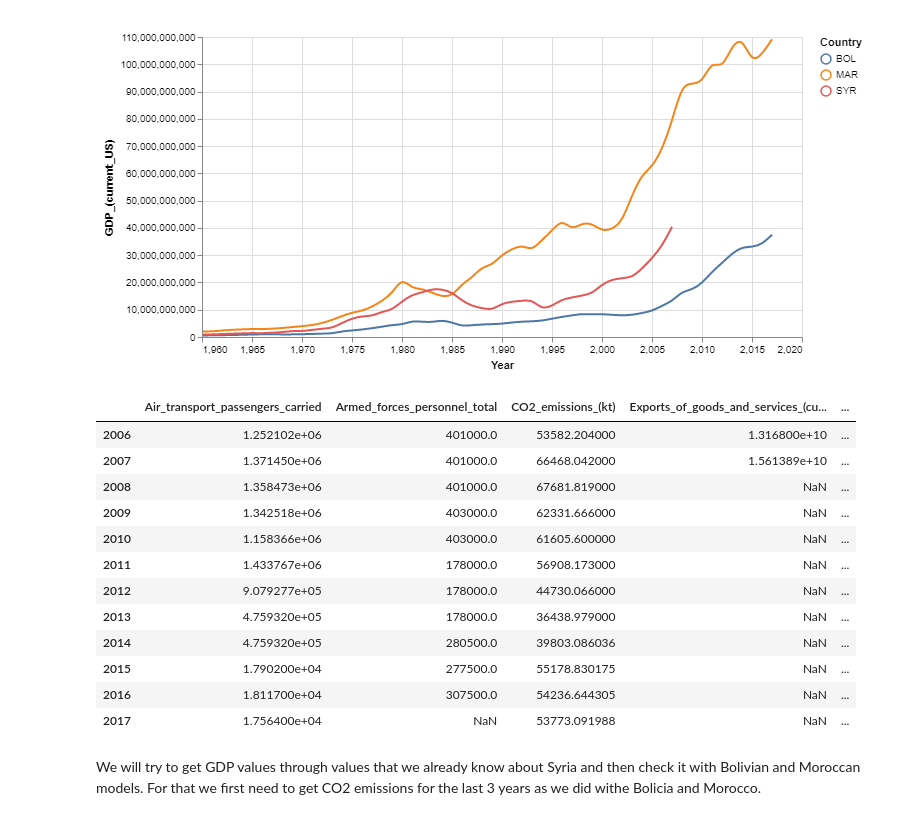
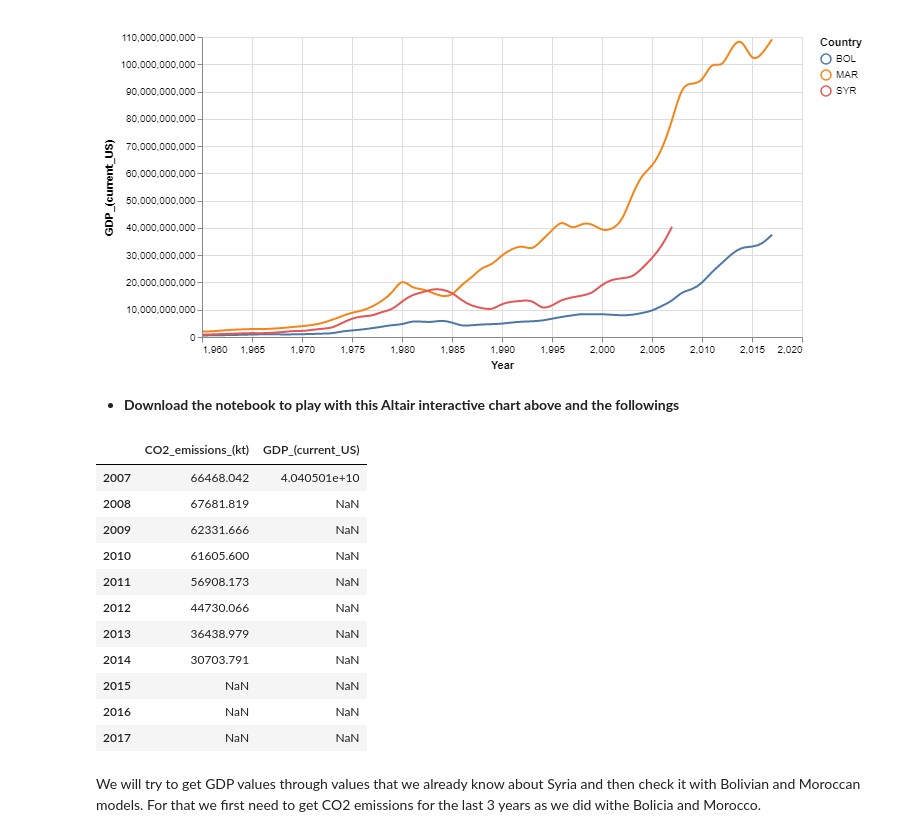
Before and after one commit to VicenteMolina/what-would-have-happened-if, a Jupyter notebook: LinearRegressions.ipynb, the cells around one changed output. Drawn from its saved outputs; the diff is of its cells as text; code cells hidden in the pictures.

```diff
--- a/LinearRegressions.ipynb
+++ b/LinearRegressions.ipynb
@@ -272,22 +274,23 @@ alt.layer(line, selectors, points, rules, text, data=df, width=600, height=300)
 # %% [output]
 <vega.vegalite.VegaLite at 0x...>
 [figure]
-# %%
-df_syria.tail(12)
-# %% [output]
-|  | Air_transport_passengers_carried | Armed_forces_personnel_total | CO2_emissions_(kt) | Exports_of_goods_and_services_(cu... | ... |
-| 2006 | 1.252102e+06 | 401000.0 | 53582.204000 | 1.316800e+10 | ... |
-| 2007 | 1.371450e+06 | 401000.0 | 66468.042000 | 1.561389e+10 | ... |
-| 2008 | 1.358473e+06 | 401000.0 | 67681.819000 | NaN | ... |
-| 2009 | 1.342518e+06 | 403000.0 | 62331.666000 | NaN | ... |
-| 2010 | 1.158366e+06 | 403000.0 | 61605.600000 | NaN | ... |
-| 2011 | 1.433767e+06 | 178000.0 | 56908.173000 | NaN | ... |
-| 2012 | 9.079277e+05 | 178000.0 | 44730.066000 | NaN | ... |
-| 2013 | 4.759320e+05 | 178000.0 | 36438.979000 | NaN | ... |
-| 2014 | 4.759320e+05 | 280500.0 | 39803.086036 | NaN | ... |
-| 2015 | 1.790200e+04 | 277500.0 | 55178.830175 | NaN | ... |
-| 2016 | 1.811700e+04 | 307500.0 | 54236.644305 | NaN | ... |
-| 2017 | 1.756400e+04 | NaN | 53773.091988 | NaN | ... |
+# %% [markdown]
+* **Download the notebook to play with this Altair interactive chart above and the followings**
+# %%
+df_syria[["CO2_emissions_(kt)", "GDP_(current_US)"]].tail(11)
+# %% [output]
+|  | CO2_emissions_(kt) | GDP_(current_US) |
+| 2007 | 66468.042 | 4.040501e+10 |
+| 2008 | 67681.819 | NaN |
+| 2009 | 62331.666 | NaN |
+| 2010 | 61605.600 | NaN |
+| 2011 | 56908.173 | NaN |
+| 2012 | 44730.066 | NaN |
+| 2013 | 36438.979 | NaN |
+| 2014 | 30703.791 | NaN |
+| 2015 | NaN | NaN |
+| 2016 | NaN | NaN |
+| 2017 | NaN | NaN |
 # %% [markdown]
 We will try to get GDP values through values that we already know about Syria and then check it with Bolivian and Moroccan models. For that we first need to get CO2 emissions for the last 3 years as we did withe Bolicia and Morocco.
 # %%
```
Also changed, not shown: parts of 52 cells of this notebook, 1 other file.
